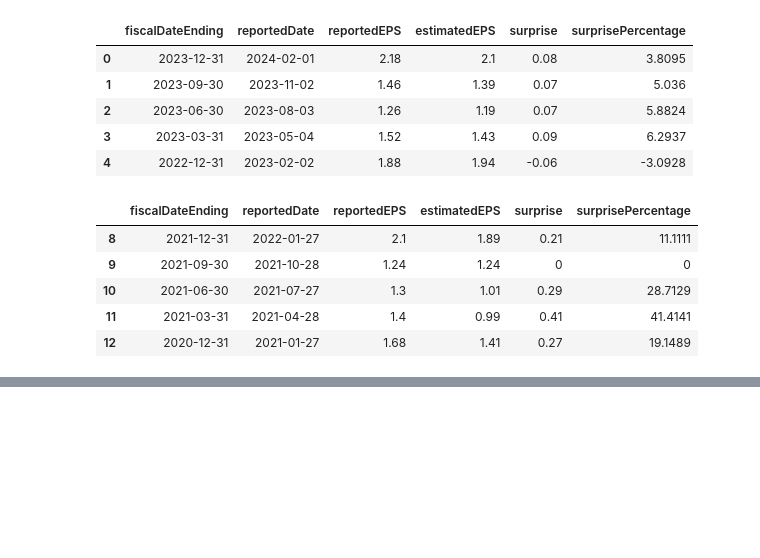
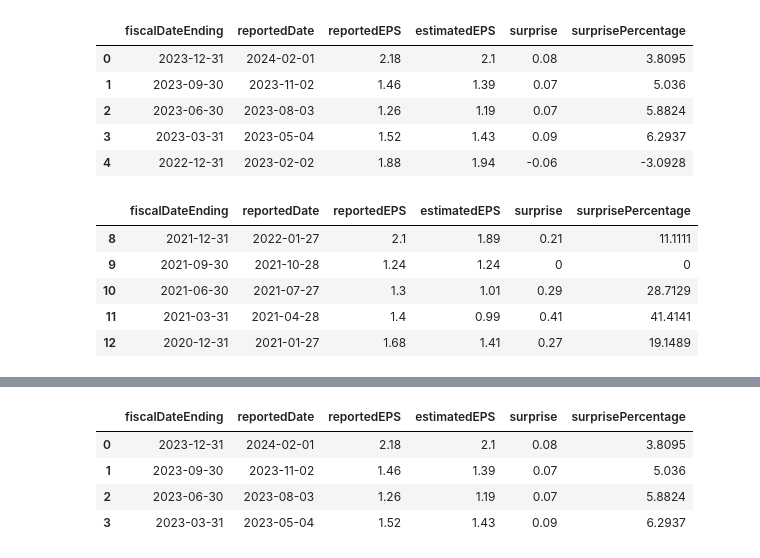
Before and after one commit to mydcxiao/vlm_behavioral_fin, a Jupyter notebook: data/sp500.ipynb, the cells around one changed output, grey strips where cells are left out. Cells and saved outputs as stored; diff of their text form; code cells hidden in the pictures; blank space fills up the shorter version.

```diff
--- a/data/sp500.ipynb
+++ b/data/sp500.ipynb
@@ -339,0 +360,15 @@ print(len(structured_quarterly_eps), len(narrative_quarterly_eps))
+# %%
+import json
+with open('eps_history/data-AAPL.json', 'r') as f:
+    eps_dict = json.load(f)
+eps_dict.keys()
+quarterly_eps = eps_dict['quarterlyEarnings']
+quarterly_eps_df = pd.DataFrame(quarterly_eps)
+quarterly_eps_df = quarterly_eps_df[quarterly_eps_df['fiscalDateEnding'].between(start, end)]
+quarterly_eps_df.head()
+# %% [output]
+|  | fiscalDateEnding | reportedDate | reportedEPS | estimatedEPS | surprise | surprisePercentage |
+| 0 | 2023-12-31 | 2024-02-01 | 2.18 | 2.1 | 0.08 | 3.8095 |
+| 1 | 2023-09-30 | 2023-11-02 | 1.46 | 1.39 | 0.07 | 5.036 |
+| 2 | 2023-06-30 | 2023-08-03 | 1.26 | 1.19 | 0.07 | 5.8824 |
+| 3 | 2023-03-31 | 2023-05-04 | 1.52 | 1.43 | 0.09 | 6.2937 |
```
Also changed, not shown: parts of 14 cells of this notebook, 2 other files.
